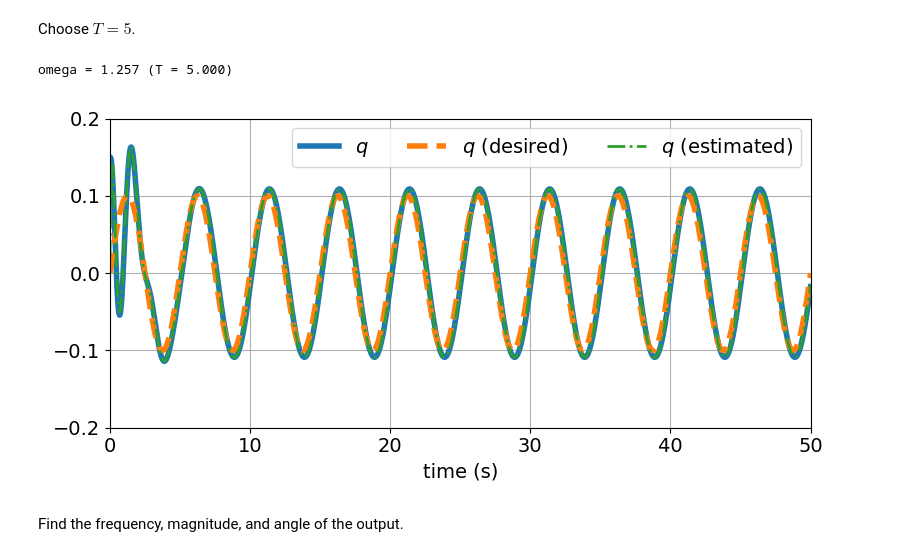
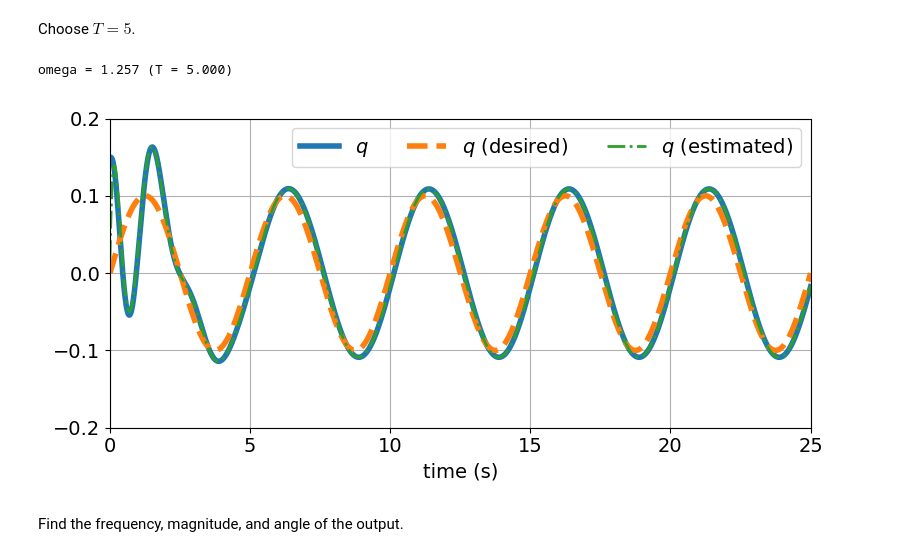
Before and after one commit to tbretl/ae353-sp25, a Jupyter notebook: examples/20250411/WheelDemo-FreqResp-02/WheelDemo-FreqResp-02-InClass.ipynb, the cells around one changed output. Drawn from its saved outputs; the diff is of its cells as text; code cells hidden in the pictures.

```diff
--- a/examples/20250411/WheelDemo-FreqResp-02/WheelDemo-FreqResp-02-InClass.ipynb
+++ b/examples/20250411/WheelDemo-FreqResp-02/WheelDemo-FreqResp-02-InClass.ipynb
@@ -364,7 +364,7 @@ controller.reset()
 simulator.display_meshcat = False
 data = simulator.run(
     controller,
-    max_time=10 * T,
+    max_time=25.,
 )
 
 # Show results
@@ -440,7 +437,7 @@ controller.reset()
 simulator.display_meshcat = False
 data = simulator.run(
     controller,
-    max_time=10 * T,
+    max_time=25.,
 )
 
 # Show results
@@ -496,35 +490,35 @@ get_desired_wheel_angle = lambda t: a * np.sin(omega * t)
 # Create controller
 controller = Controller(A, B, C, K, L, q_e, v_e, tau_e, get_desired_wheel_angle)
 
 # Choose initial conditions
 (q_i, v_i) = (get_desired_wheel_angle(0.) + 0.15, v_e)
 
 # Reset controller
 controller.reset()
 
 # Reset simulator
 simulator.reset(
     wheel_angle=q_i,
     wheel_velocity=v_i,
     sensor_noise=0.,
 )
 
 # Reset controller
 controller.reset()
 
 # Run simulator
 simulator.display_meshcat = False
 data = simulator.run(
     controller,
-    max_time=10 * T,
+    max_time=25.,
 )
 
 # Show results
 # show_results(data, q_e, v_e, tau_e)
 show_results_q(data, q_e, v_e, tau_e)
 # %% [output]
 omega = 1.257 (T = 5.000)
-[figure, old version]
+[figure, new version]
 # %% [markdown]
 Find the frequency, magnitude, and angle of the output.
 # %%
```
Also changed, not shown: parts of 10 cells of this notebook, 2 other files.
